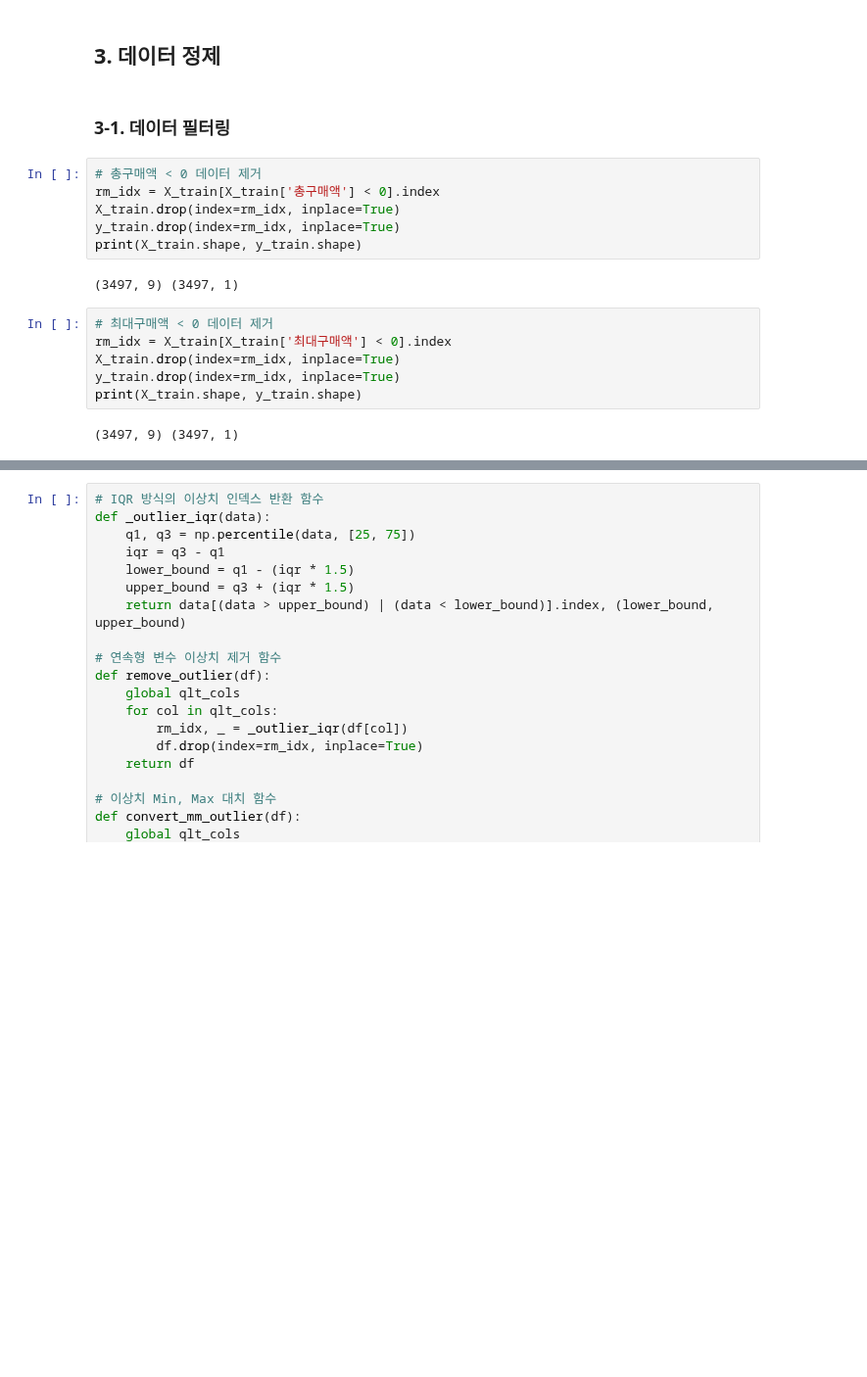
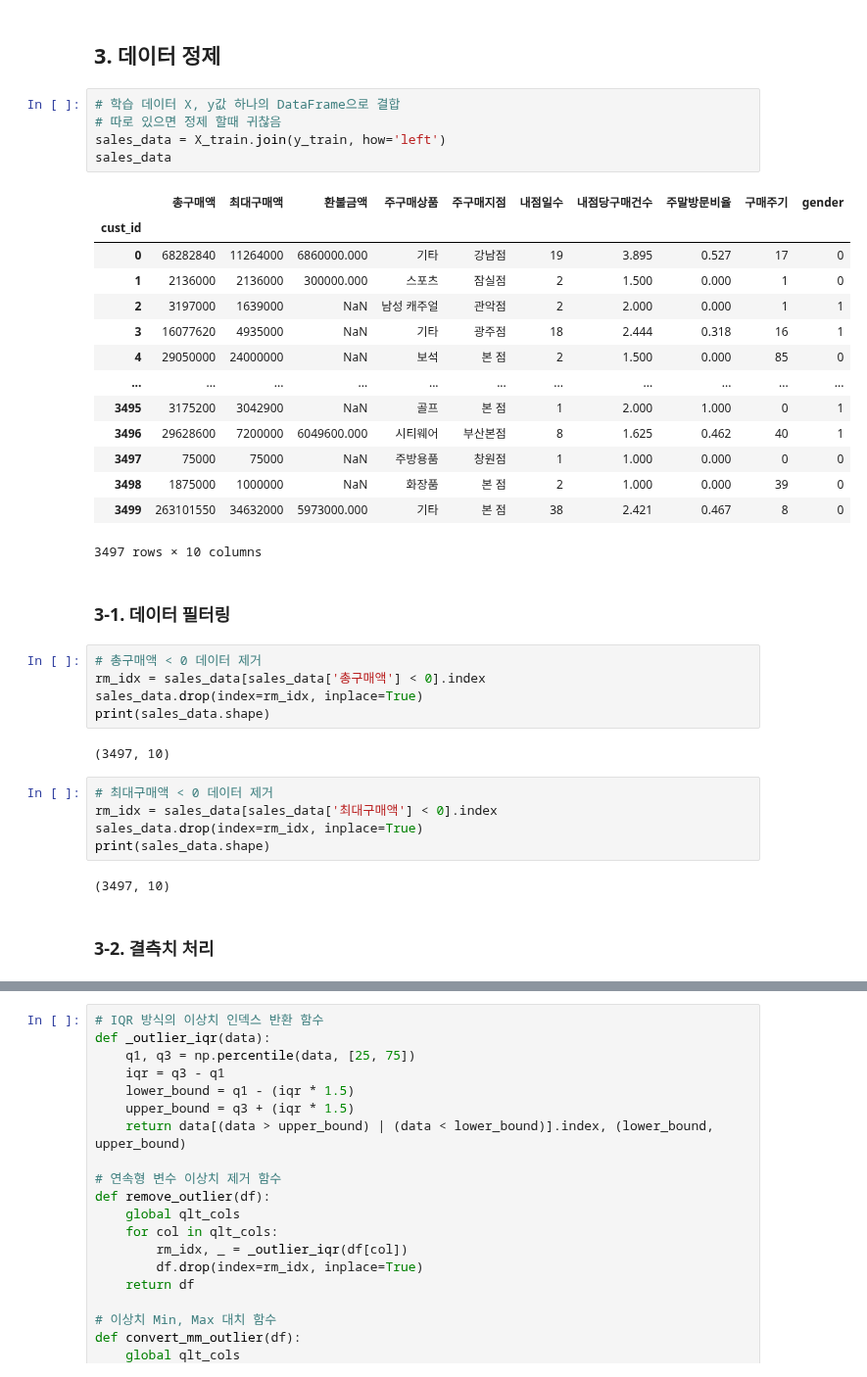
Before and after one commit to iss760/machine-learning, a Jupyter notebook: certification/practical_type02.ipynb, the cells around one changed output, grey strips where cells are left out. Shown at 98% size. Cells and saved outputs as stored; diff of their text form; blank space fills up the shorter version.

```diff
--- a/certification/practical_type02.ipynb
+++ b/certification/practical_type02.ipynb
@@ -166,21 +166,41 @@ unique val count:  24
 [figure]
 # %% [markdown]
 ## 3. 데이터 정제
+# %%
+# 학습 데이터 X, y값 하나의 DataFrame으로 결합
+# 따로 있으면 정제 할때 귀찮음
+sales_data = X_train.join(y_train, how='left')
+sales_data
+# %% [output]
+|  | 총구매액 | 최대구매액 | 환불금액 | 주구매상품 | 주구매지점 | 내점일수 | 내점당구매건수 | 주말방문비율 | 구매주기 | gender |
+| cust_id |  |  |  |  |  |  |  |  |  |  |
+| 0 | 68282840 | 11264000 | 6860000.000 | 기타 | 강남점 | 19 | 3.895 | 0.527 | 17 | 0 |
+| 1 | 2136000 | 2136000 | 300000.000 | 스포츠 | 잠실점 | 2 | 1.500 | 0.000 | 1 | 0 |
+| 2 | 3197000 | 1639000 | NaN | 남성 캐주얼 | 관악점 | 2 | 2.000 | 0.000 | 1 | 1 |
+| 3 | 16077620 | 4935000 | NaN | 기타 | 광주점 | 18 | 2.444 | 0.318 | 16 | 1 |
+| 4 | 29050000 | 24000000 | NaN | 보석 | 본 점 | 2 | 1.500 | 0.000 | 85 | 0 |
+| ... | ... | ... | ... | ... | ... | ... | ... | ... | ... | ... |
+| 3495 | 3175200 | 3042900 | NaN | 골프 | 본 점 | 1 | 2.000 | 1.000 | 0 | 1 |
+| 3496 | 29628600 | 7200000 | 6049600.000 | 시티웨어 | 부산본점 | 8 | 1.625 | 0.462 | 40 | 1 |
+| 3497 | 75000 | 75000 | NaN | 주방용품 | 창원점 | 1 | 1.000 | 0.000 | 0 | 0 |
+| 3498 | 1875000 | 1000000 | NaN | 화장품 | 본 점 | 2 | 1.000 | 0.000 | 39 | 0 |
+| 3499 | 263101550 | 34632000 | 5973000.000 | 기타 | 본 점 | 38 | 2.421 | 0.467 | 8 | 0 |
+3497 rows × 10 columns
 # %% [markdown]
 ### 3-1. 데이터 필터링
 # %%
 # 총구매액 < 0 데이터 제거
-rm_idx = X_train[X_train['총구매액'] < 0].index
-X_train.drop(index=rm_idx, inplace=True)
-y_train.drop(index=rm_idx, inplace=True)
-print(X_train.shape, y_train.shape)
+rm_idx = sales_data[sales_data['총구매액'] < 0].index
+sales_data.drop(index=rm_idx, inplace=True)
+print(sales_data.shape)
 # %% [output]
-(3497, 9) (3497, 1)
+(3497, 10)
 # %%
 # 최대구매액 < 0 데이터 제거
-rm_idx = X_train[X_train['최대구매액'] < 0].index
-X_train.drop(index=rm_idx, inplace=True)
-y_train.drop(index=rm_idx, inplace=True)
-print(X_train.shape, y_train.shape)
+rm_idx = sales_data[sales_data['최대구매액'] < 0].index
+sales_data.drop(index=rm_idx, inplace=True)
+print(sales_data.shape)
 # %% [output]
-(3497, 9) (3497, 1)
+(3497, 10)
+# %% [markdown]
+### 3-2. 결측치 처리
```
Also changed, not shown: parts of 24 cells of this notebook.
